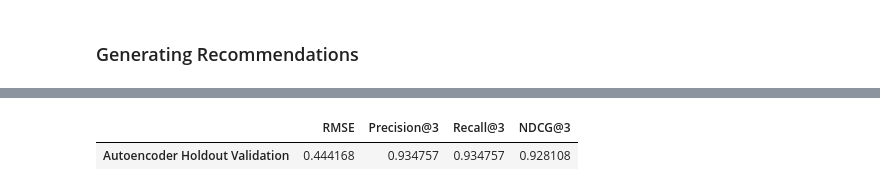
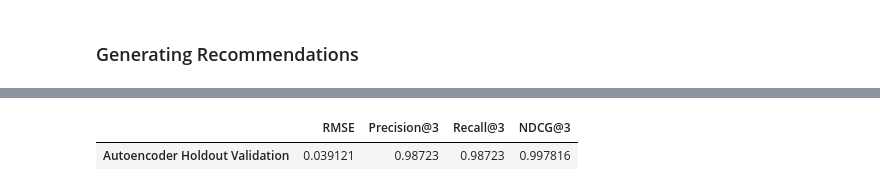
Before and after one commit to JoeChen322/Fintech, a Jupyter notebook: recommend-system.ipynb, the cells around one changed output, grey strips where cells are left out. Cells and saved outputs as stored; diff of their text form; code cells hidden in the pictures.

```diff
--- a/recommend-system.ipynb
+++ b/recommend-system.ipynb
@@ -112,26 +174,25 @@ feature_columns = [
     "Income_Wealth_Ratio",
 ]
 X_base = needs_df[feature_columns].copy()
-scaler = MinMaxScaler()
+scaler = StandardScaler()
 X_base = pd.DataFrame(
     scaler.fit_transform(X_base), columns=feature_columns, index=needs_df.index
 )
 X_engineered = X_base.copy()
 
-X_train, X_test, y_train_accum, y_test_accum = train_test_split(
+# Use ONE split so X/y stay aligned for both targets
+X_train, X_test = train_test_split(
     X_base,
-    needs_df["AccumulationInvestment"],
     test_size=0.2,
     random_state=42,
     stratify=needs_df["AccumulationInvestment"],
 )
-_, _, y_train_income, y_test_income = train_test_split(
-    X_base,
-    needs_df["IncomeInvestment"],
-    test_size=0.2,
-    random_state=42,
-    stratify=needs_df["IncomeInvestment"],
-)
+
+y_train_accum = needs_df.loc[X_train.index, "AccumulationInvestment"].astype(int)
+y_test_accum = needs_df.loc[X_test.index, "AccumulationInvestment"].astype(int)
+y_train_income = needs_df.loc[X_train.index, "IncomeInvestment"].astype(int)
+y_test_income = needs_df.loc[X_test.index, "IncomeInvestment"].astype(int)
+
 test_clients = needs_df.loc[X_test.index].copy()
 
 print("Processed features:", X_base.shape)
@@ -629,34 +1079,75 @@ recommendations_df.head()
 # %%
 # Holdout validation for Autoencoder
 X_val_train = torch.tensor(interaction_train.values, dtype=torch.float32)
+mask_val = (X_val_train > 0).float()
 
 val_model = RecommenderAutoencoder(n_products=X_val_train.shape[1], encoding_dim=8)
-val_optimizer = torch.optim.Adam(val_model.parameters(), lr=0.001, weight_decay=1e-5)
+val_optimizer = torch.optim.AdamW(val_model.parameters(), lr=0.002, weight_decay=1e-4)
 val_criterion = nn.MSELoss()
 
-val_epochs = 60
-val_batch_size = 64
-val_dataset = torch.utils.data.TensorDataset(X_val_train)
+# Small entry-level validation split from observed (non-zero) training entries for early stopping
+obs_pairs = np.argwhere(interaction_train.values.astype(float) > 0)
+pair_ids = np.arange(len(obs_pairs))
+pair_train_ids, pair_val_ids = train_test_split(
+    pair_ids, test_size=0.1, random_state=42
+)
+val_pairs = obs_pairs[pair_val_ids]
+
+val_epochs = 200
+val_batch_size = 256
+corruption_rate = 0.15
+
+val_dataset = torch.utils.data.TensorDataset(X_val_train, mask_val)
 val_loader = torch.utils.data.DataLoader(
     val_dataset, batch_size=val_batch_size, shuffle=True
 )
+val_scheduler = torch.optim.lr_scheduler.ReduceLROnPlateau(
+    val_optimizer, mode="min", factor=0.5, patience=5
+)
+
+best_val = float("inf")
+bad_epochs = 0
+patience = 15
+best_state = None
 
 for epoch in tqdm.tqdm(range(val_epochs), desc="Validation Autoencoder"):
-    val_epoch_loss = 0.0
-    for batch in val_loader:
-        val_inputs = batch[0]
+    val_model.train()
+    for val_inputs, val_mask in val_loader:
         val_optimizer.zero_grad()
-        val_outputs = val_model(val_inputs)
-        val_loss = val_criterion(val_outputs, val_inputs)
+        if corruption_rate > 0:
+            drop = (torch.rand_like(val_inputs) < corruption_rate).float()
+            noisy_inputs = val_inputs * (1.0 - drop * val_mask)
+        else:
+            noisy_inputs = val_inputs
+        val_outputs = val_model(noisy_inputs)
+        # Train only on observed entries (ignore masked-out zeros)
+        val_loss = masked_mse_loss(val_outputs, val_inputs, val_mask)
         val_loss.backward()
         val_optimizer.step()
-        val_epoch_loss += val_loss.item() * val_inputs.size(0)
 
-    if (epoch + 1) % 20 == 0:
-        avg_val_loss = val_epoch_loss / len(val_dataset)
-        print(
-            f"Validation model epoch {epoch + 1}/{val_epochs}, Loss: {avg_val_loss:.6f}"
+    # Early stopping metric: MSE over a held-out subset of observed entries
+    val_model.eval()
+    with torch.no_grad():
+        pred_all = val_model(X_val_train)
+        rows = torch.tensor(val_pairs[:, 0], dtype=torch.long)
+        cols = torch.tensor(val_pairs[:, 1], dtype=torch.long)
+        entry_val_loss = (
+            ((pred_all[rows, cols] - X_val_train[rows, cols]) ** 2).mean().item()
         )
+
+    val_scheduler.step(entry_val_loss)
+
+    if entry_val_loss < best_val - 1e-6:
+        best_val = entry_val_loss
+        bad_epochs = 0
+        best_state = {k: v.detach().clone() for k, v in val_model.state_dict().items()}
+    else:
+        bad_epochs += 1
+        if bad_epochs >= patience:
+            break
+
+if best_state is not None:
+    val_model.load_state_dict(best_state)
 
 val_model.eval()
 with torch.no_grad():
@@ -679,2 +1167,2 @@ Validation model epoch 60/60, Loss: 0.004658
 |  | RMSE | Precision@3 | Recall@3 | NDCG@3 |
-| Autoencoder Holdout Validation | 0.444168 | 0.934757 | 0.934757 | 0.928108 |
+| Autoencoder Holdout Validation | 0.039121 | 0.98723 | 0.98723 | 0.997816 |
```
Also changed, not shown: parts of 17 cells of this notebook, 4 other files.
